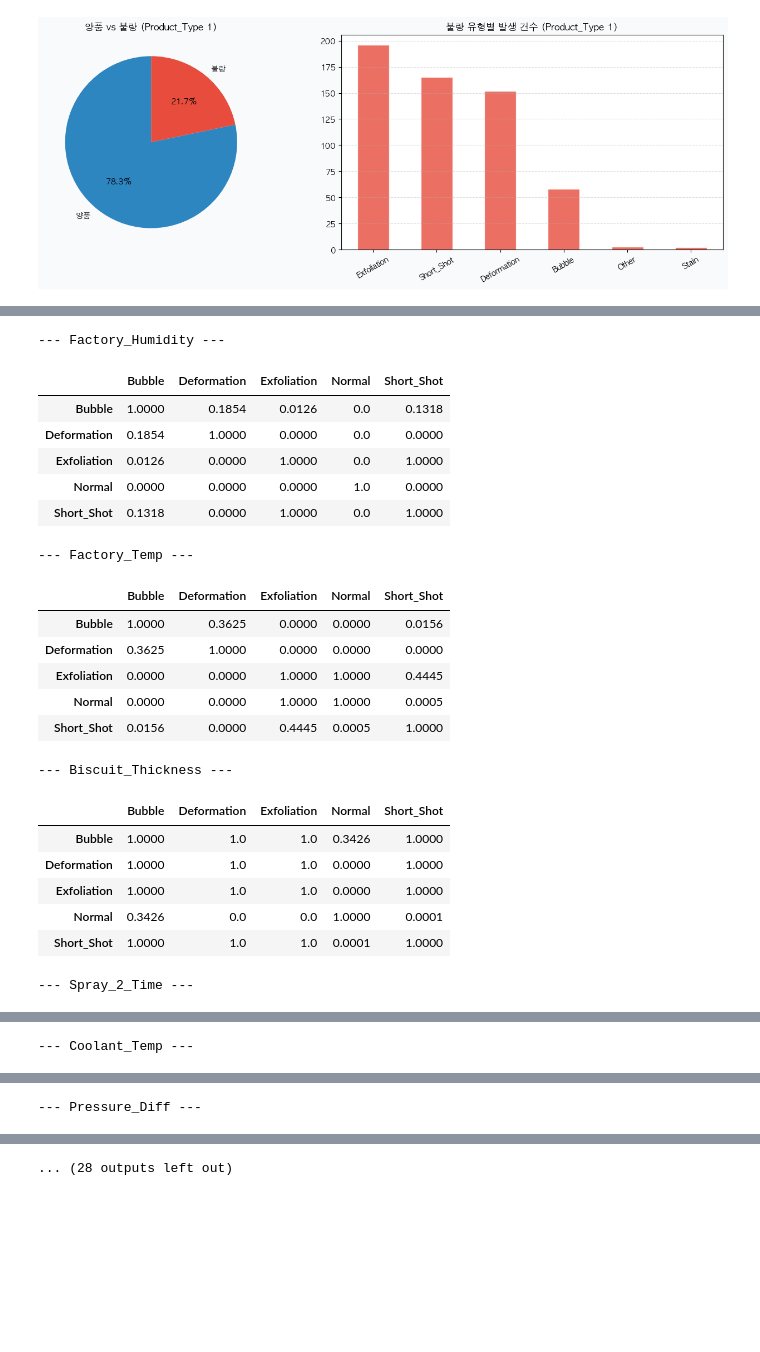
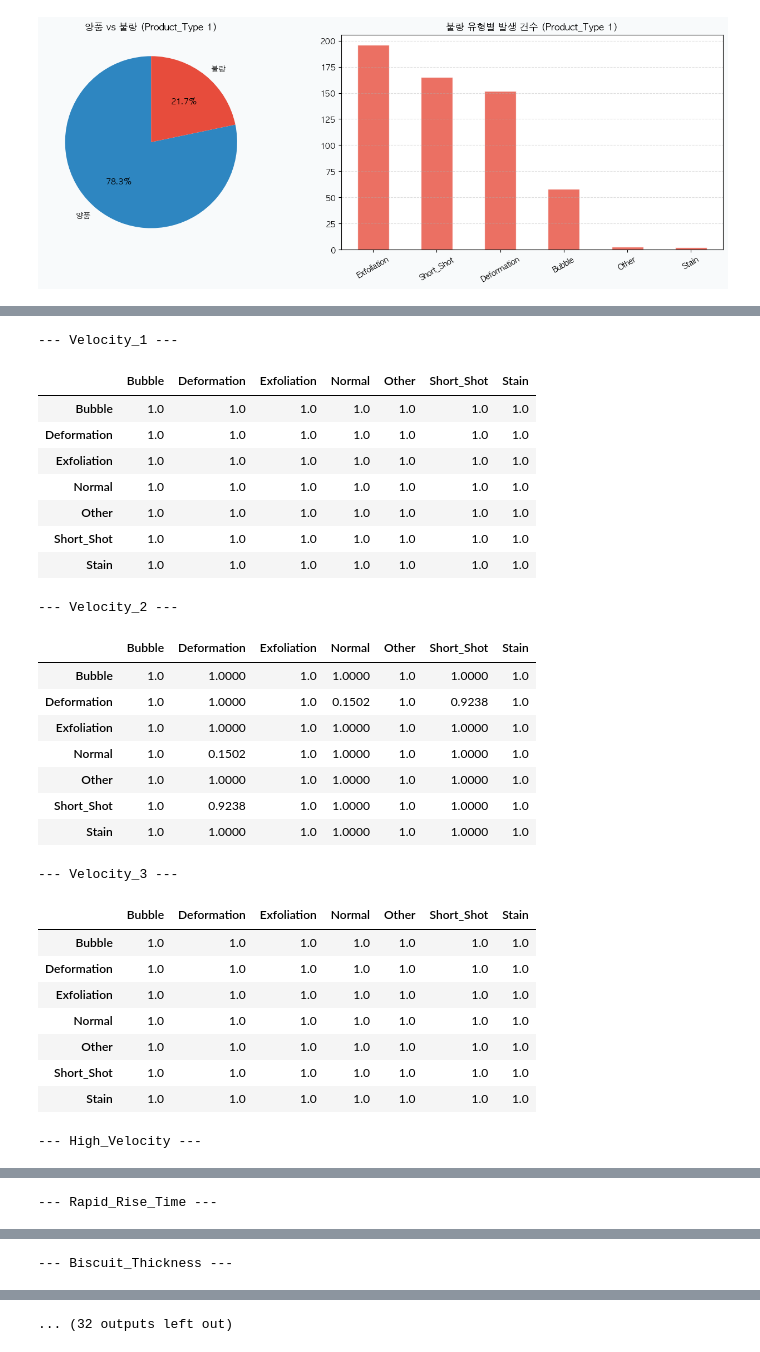
Before and after one commit to heeso0908/hotsix, a Jupyter notebook: notebooks/지소윤/통계.ipynb, the cells around one changed output, grey strips where cells are left out. Cells and saved outputs as stored; diff of their text form; code cells hidden in the pictures; blank space fills up the shorter version.

```diff
--- a/notebooks/지소윤/통계.ipynb
+++ b/notebooks/지소윤/통계.ipynb
@@ -133,7 +138,8 @@ plt.show()
 # %%
 from scipy.stats import spearmanr
 
-exclude_cols = ['Defect_Status', 'Defect_Type', 'id', 'Product_Type']
+exclude_cols = ['Defect_Status', 'Defect_Type', 'id', 'Product_Type','Velocity_minmax', 'Velocity_diff_1_2',
+       'Velocity_diff_2_3', 'Velocity_diff_3_high', 'Pressure_Diff','Casting_Pressure','Cylinder_Pressure']
 
 results = []
 
@@ -401,15 +403,16 @@ display(pd.DataFrame(results))
 
 from scipy.stats import kruskal
 
-defect_types = ['Exfoliation', 'Short_Shot', 'Deformation', 'Bubble', 'Normal']
+defect_types = ['Exfoliation', 'Short_Shot', 'Deformation', 'Bubble', 'Normal', 'Stain', 'Other']
 n_total = len(type1_df)
 
+target_vars_stat = [col for col in target_vars if col not in ['Defect_Status', 'Defect_Type']]
+
 results = []
-for col in target_vars:
+for col in target_vars_stat:
     groups = [type1_df[type1_df['Defect_Type'] == dt][col].dropna() for dt in defect_types]
     stat, p = kruskal(*groups)
 
-    # epsilon-squared = H / (n - 1) / (n + 1) * n
     eps_sq = stat / (n_total - 1)
 
     results.append({
@@ -421,6 +424,6 @@ for col in target_vars:
     })
 
 result_df = pd.DataFrame(results).sort_values('ε²', ascending=False)
-display(pd.DataFrame(results))
+display(result_df)
 # %% [output]
 |  | 변수 | H통계량 | p-value | ε² | 해석 |
@@ -443,43 +446,51 @@ display(pd.DataFrame(results))
 # %%
 #---------------------
 # 6. 사후검정 (Dunn's Test)
 #---------------------
 from IPython.display import display
 import scikit_posthocs as sp
 
-defect_types_list = ['Exfoliation', 'Short_Shot', 'Deformation', 'Bubble', 'Normal']
+defect_types_list = ['Exfoliation', 'Short_Shot', 'Deformation', 'Bubble', 'Other', 'Stain', 'Normal']
 
-for col in final_vars:
+final_vars_stat = [col for col in final_vars if col not in ['Defect_Status', 'Defect_Type']]
+
+for col in final_vars_stat:
     print(f'\n--- {col} ---')
 
     dunn = sp.posthoc_dunn(
         type1_df[type1_df['Defect_Type'].isin(defect_types_list)],
         val_col=col,
         group_col='Defect_Type',
         p_adjust='bonferroni'
     )
 
     display(dunn.round(4))
 # %% [output]
---- Factory_Humidity ---
+--- Velocity_1 ---
-|  | Bubble | Deformation | Exfoliation | Normal | Short_Shot |
-| Bubble | 1.0000 | 0.1854 | 0.0126 | 0.0 | 0.1318 |
-| Deformation | 0.1854 | 1.0000 | 0.0000 | 0.0 | 0.0000 |
-| Exfoliation | 0.0126 | 0.0000 | 1.0000 | 0.0 | 1.0000 |
-| Normal | 0.0000 | 0.0000 | 0.0000 | 1.0 | 0.0000 |
-| Short_Shot | 0.1318 | 0.0000 | 1.0000 | 0.0 | 1.0000 |
+|  | Bubble | Deformation | Exfoliation | Normal | Other | Short_Shot | Stain |
+| Bubble | 1.0 | 1.0 | 1.0 | 1.0 | 1.0 | 1.0 | 1.0 |
+| Deformation | 1.0 | 1.0 | 1.0 | 1.0 | 1.0 | 1.0 | 1.0 |
+| Exfoliation | 1.0 | 1.0 | 1.0 | 1.0 | 1.0 | 1.0 | 1.0 |
+| Normal | 1.0 | 1.0 | 1.0 | 1.0 | 1.0 | 1.0 | 1.0 |
+| Other | 1.0 | 1.0 | 1.0 | 1.0 | 1.0 | 1.0 | 1.0 |
+| Short_Shot | 1.0 | 1.0 | 1.0 | 1.0 | 1.0 | 1.0 | 1.0 |
+| Stain | 1.0 | 1.0 | 1.0 | 1.0 | 1.0 | 1.0 | 1.0 |
---- Factory_Temp ---
+--- Velocity_2 ---
-|  | Bubble | Deformation | Exfoliation | Normal | Short_Shot |
-| Bubble | 1.0000 | 0.3625 | 0.0000 | 0.0000 | 0.0156 |
-| Deformation | 0.3625 | 1.0000 | 0.0000 | 0.0000 | 0.0000 |
-| Exfoliation | 0.0000 | 0.0000 | 1.0000 | 1.0000 | 0.4445 |
-| Normal | 0.0000 | 0.0000 | 1.0000 | 1.0000 | 0.0005 |
-| Short_Shot | 0.0156 | 0.0000 | 0.4445 | 0.0005 | 1.0000 |
+|  | Bubble | Deformation | Exfoliation | Normal | Other | Short_Shot | Stain |
+| Bubble | 1.0 | 1.0000 | 1.0 | 1.0000 | 1.0 | 1.0000 | 1.0 |
+| Deformation | 1.0 | 1.0000 | 1.0 | 0.1502 | 1.0 | 0.9238 | 1.0 |
+| Exfoliation | 1.0 | 1.0000 | 1.0 | 1.0000 | 1.0 | 1.0000 | 1.0 |
+| Normal | 1.0 | 0.1502 | 1.0 | 1.0000 | 1.0 | 1.0000 | 1.0 |
+| Other | 1.0 | 1.0000 | 1.0 | 1.0000 | 1.0 | 1.0000 | 1.0 |
+| Short_Shot | 1.0 | 0.9238 | 1.0 | 1.0000 | 1.0 | 1.0000 | 1.0 |
+| Stain | 1.0 | 1.0000 | 1.0 | 1.0000 | 1.0 | 1.0000 | 1.0 |
---- Biscuit_Thickness ---
+--- Velocity_3 ---
-|  | Bubble | Deformation | Exfoliation | Normal | Short_Shot |
-| Bubble | 1.0000 | 1.0 | 1.0 | 0.3426 | 1.0000 |
-| Deformation | 1.0000 | 1.0 | 1.0 | 0.0000 | 1.0000 |
-| Exfoliation | 1.0000 | 1.0 | 1.0 | 0.0000 | 1.0000 |
-| Normal | 0.3426 | 0.0 | 0.0 | 1.0000 | 0.0001 |
-| Short_Shot | 1.0000 | 1.0 | 1.0 | 0.0001 | 1.0000 |
+|  | Bubble | Deformation | Exfoliation | Normal | Other | Short_Shot | Stain |
+| Bubble | 1.0 | 1.0 | 1.0 | 1.0 | 1.0 | 1.0 | 1.0 |
+| Deformation | 1.0 | 1.0 | 1.0 | 1.0 | 1.0 | 1.0 | 1.0 |
+| Exfoliation | 1.0 | 1.0 | 1.0 | 1.0 | 1.0 | 1.0 | 1.0 |
+| Normal | 1.0 | 1.0 | 1.0 | 1.0 | 1.0 | 1.0 | 1.0 |
+| Other | 1.0 | 1.0 | 1.0 | 1.0 | 1.0 | 1.0 | 1.0 |
+| Short_Shot | 1.0 | 1.0 | 1.0 | 1.0 | 1.0 | 1.0 | 1.0 |
+| Stain | 1.0 | 1.0 | 1.0 | 1.0 | 1.0 | 1.0 | 1.0 |
---- Spray_2_Time ---
+--- High_Velocity ---
@@ -492 +505 @@ for col in final_vars:
---- Coolant_Temp ---
+--- Rapid_Rise_Time ---
@@ -499 +514 @@ for col in final_vars:
---- Pressure_Diff ---
+--- Biscuit_Thickness ---
@@ -506 +523 @@ for col in final_vars:
-... (28 outputs left out)
+... (32 outputs left out)
```
Also changed, not shown: parts of 12 cells of this notebook, 1 other file.
